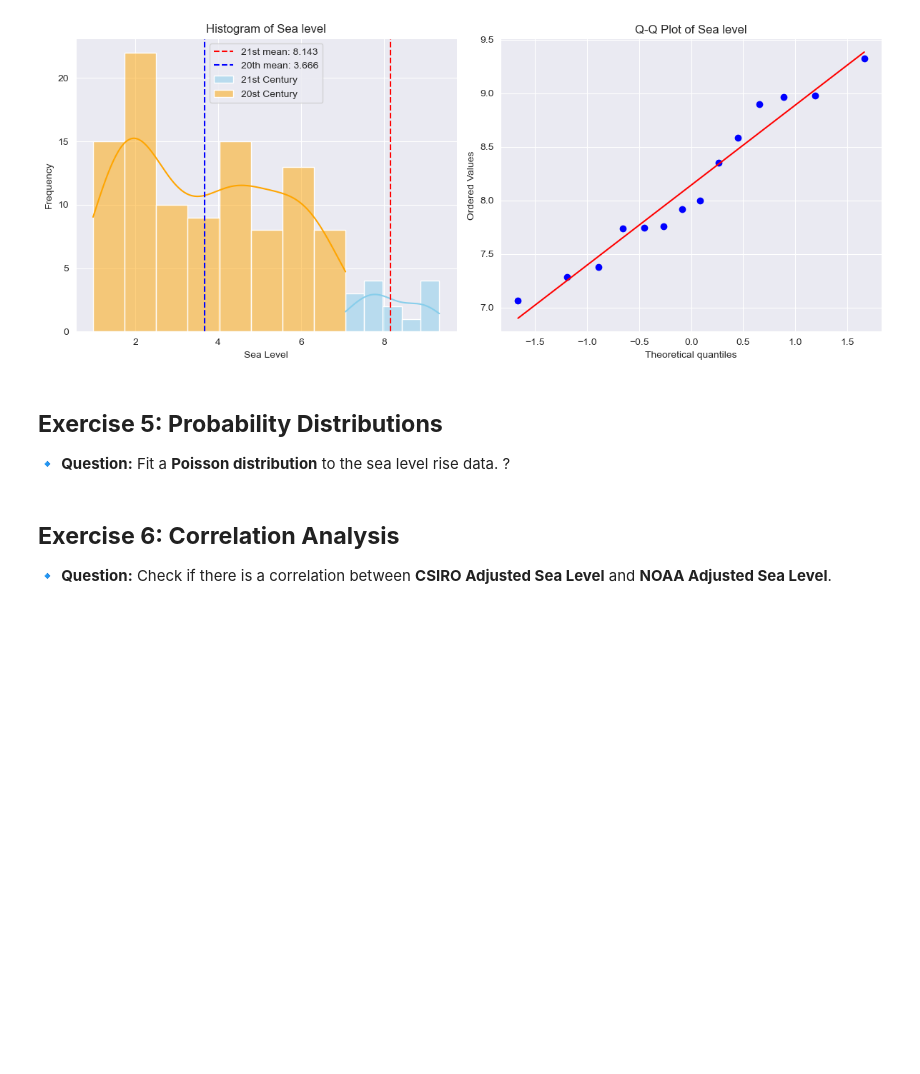
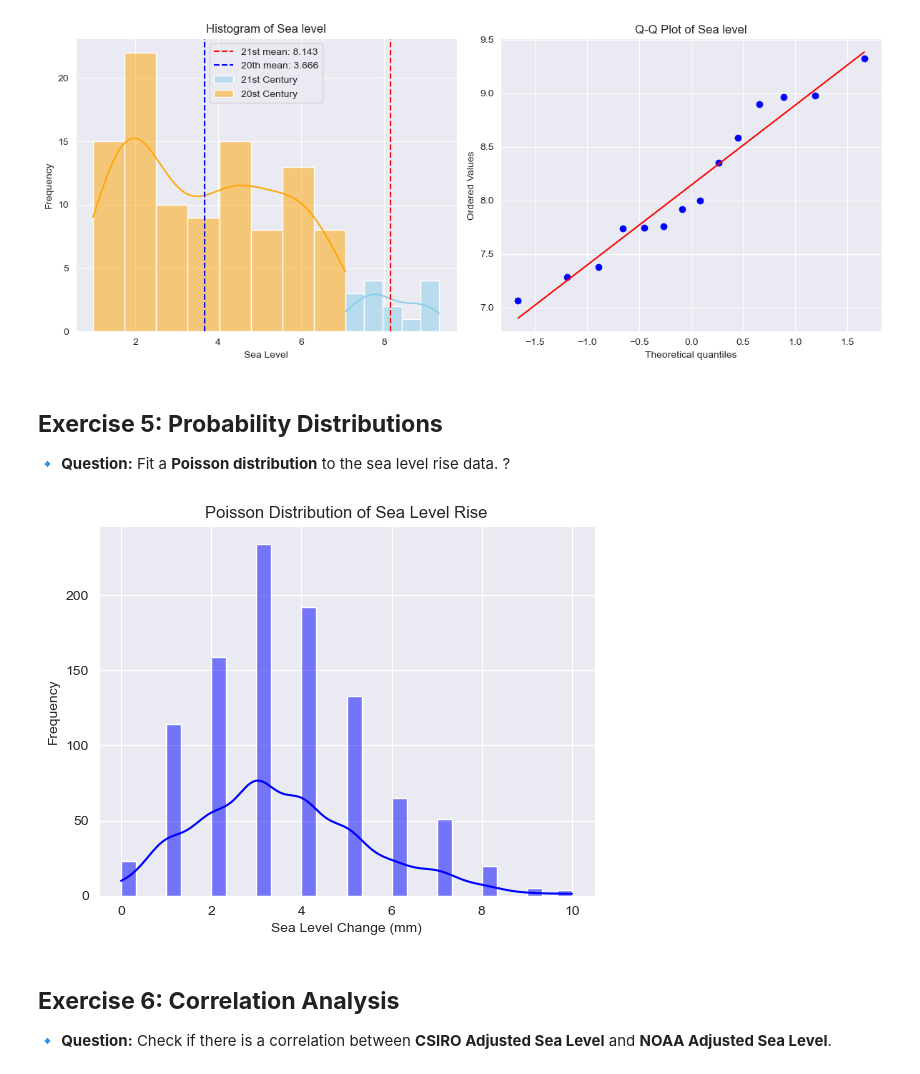
Before and after one commit to 01Qin/DataAnalytics, a Jupyter notebook: week 4/practice 4.ipynb, the cells around one changed output. Saved outputs shown, nothing was run; the diff lists cells and outputs as text; code cells hidden in the pictures; blank space fills up the shorter version.

Commit message:
add Poisson distribution

```diff
--- a/week 4/practice 4.ipynb
+++ b/week 4/practice 4.ipynb
@@ -138,6 +138,20 @@ T-test (21st vs 20th Century Sea Level): t-stat = 9.159411123588008, p-value = 2
 🔹 **Question:** Fit a **Poisson distribution** to the sea level rise data. ?
 # %%
 # Your code here:
+# Estimate the mean of sea level changes
+lambda_value = df["CSIRO Adjusted Sea Level"].mean()
+
+# Generate Poisson distribution
+poisson_data = np.random.poisson(lam=lambda_value, size=1000)
+
+# Plot distribution
+sns.histplot(poisson_data, kde=True, bins=30, color="blue")
+plt.title("Poisson Distribution of Sea Level Rise")
+plt.xlabel("Sea Level Change (mm)")
+plt.ylabel("Frequency")
+plt.show()
+# %% [output]
+[figure, added]
 # %% [markdown]
 ## **Exercise 6: Correlation Analysis**
 🔹 **Question:** Check if there is a correlation between **CSIRO Adjusted Sea Level** and **NOAA Adjusted Sea Level**.
```
Also changed, not shown: 1 other file.
